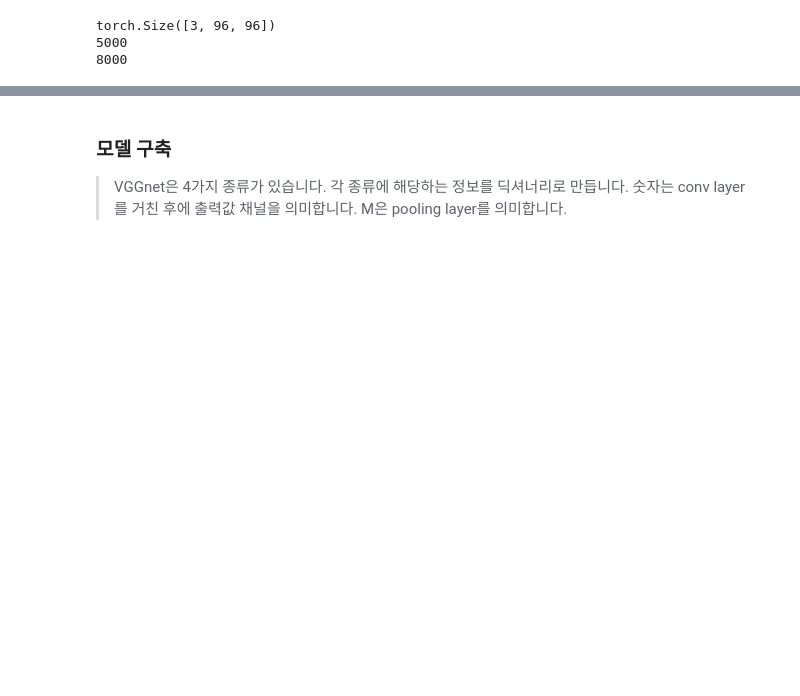
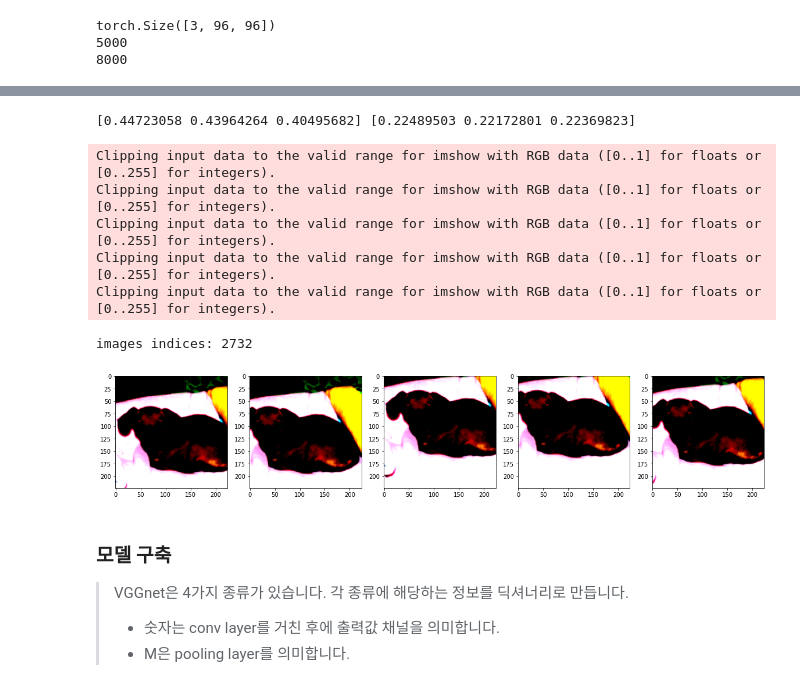
Before and after one commit to good593/pytorch-tutorial, a Jupyter notebook: image_recognition/vgg/vgg.ipynb, the cells around one changed output, grey strips where cells are left out. Drawn from its saved outputs; the diff is of its cells as text; code cells hidden in the pictures; blank space fills up the shorter version.

```diff
--- a/image_recognition/vgg/vgg.ipynb
+++ b/image_recognition/vgg/vgg.ipynb
@@ -50,0 +73,68 @@ torch.Size([3, 96, 96])
+# %%
+val_meanRGB = [
+  np.mean(x.numpy(), axis=(1,2)) for x, _ in val_ds
+]
+val_stdRGB = [
+  np.std(x.numpy(), axis=(1,2)) for x, _ in val_ds
+]
+
+val_meanRGB = np.mean(np.array(val_meanRGB), axis=0)
+val_stdRGB = np.mean(np.array(val_stdRGB), axis=0)
+
+val_meanR = val_meanRGB[0]
+val_meanG = val_meanRGB[1]
+val_meanB = val_meanRGB[2]
+val_stdR = val_stdRGB[0]
+val_stdG = val_stdRGB[1]
+val_stdB = val_stdRGB[2]
+
+print(val_meanRGB, val_stdRGB)
+# %% [output]
+[0.44723058 0.43964264 0.40495682] [0.22489503 0.22172801 0.22369823]
+# %%
+# define the image transformation
+# using FiveCrop, normalize, horizontal reflection
+transformer = transforms.Compose([
+  transforms.Resize(256),
+  transforms.FiveCrop(224),
+  transforms.Lambda(lambda crops: torch.stack([
+    transforms.ToTensor()(crop) for crop in crops
+  ])),
+  transforms.Normalize(
+    train_meanRGB, train_stdRGB
+  )
+])
+
+# apply transformation
+train_ds.transform = transformer
+val_ds.transform = transformer
+# %%
+# display transformed sample images
+def show(imgs, y=None, color=True):
+  for i, img in enumerate(imgs):
+    npimg = img.numpy()
+    npimg_tr = np.transpose(npimg, (1, 2, 0))
+    plt.subplot(1, imgs.shape[0], i+1)
+    plt.imshow(npimg_tr)
+
+  if y is not None:
+    plt.title(f'labels: {str(y)}')
+
+np.random.seed(0)
+torch.manual_seed(0)
+
+# pick a random sample image
+rnd_inds = int(np.random.randint(0, len(train_ds), 1))
+img, label = train_ds[rnd_inds]
+print(f'images indices: {rnd_inds}')
+
+plt.figure(figsize=(20, 20))
+show(img)
+# %% [output]
+Clipping input data to the valid range for imshow with RGB data ([0..1] for floats or [0..255] for integers).
+Clipping input data to the valid range for imshow with RGB data ([0..1] for floats or [0..255] for integers).
+Clipping input data to the valid range for imshow with RGB data ([0..1] for floats or [0..255] for integers).
+Clipping input data to the valid range for imshow with RGB data ([0..1] for floats or [0..255] for integers).
+Clipping input data to the valid range for imshow with RGB data ([0..1] for floats or [0..255] for integers).
+images indices: 2732
+[figure, added]
@@ -51,6 +149,8 @@ torch.Size([3, 96, 96])
 # %% [markdown]
 ### 모델 구축
-> VGGnet은 4가지 종류가 있습니다. 각 종류에 해당하는 정보를 딕셔너리로 만듭니다. 숫자는 conv layer를 거친 후에 출력값 채널을 의미합니다. M은 pooling layer를 의미합니다.
+> VGGnet은 4가지 종류가 있습니다. 각 종류에 해당하는 정보를 딕셔너리로 만듭니다.
+> - 숫자는 conv layer를 거친 후에 출력값 채널을 의미합니다.
+> - M은 pooling layer를 의미합니다.
 # %%
 VGG_types = {
   'VGG11': [
```
Also changed, not shown: parts of 14 cells of this notebook.
